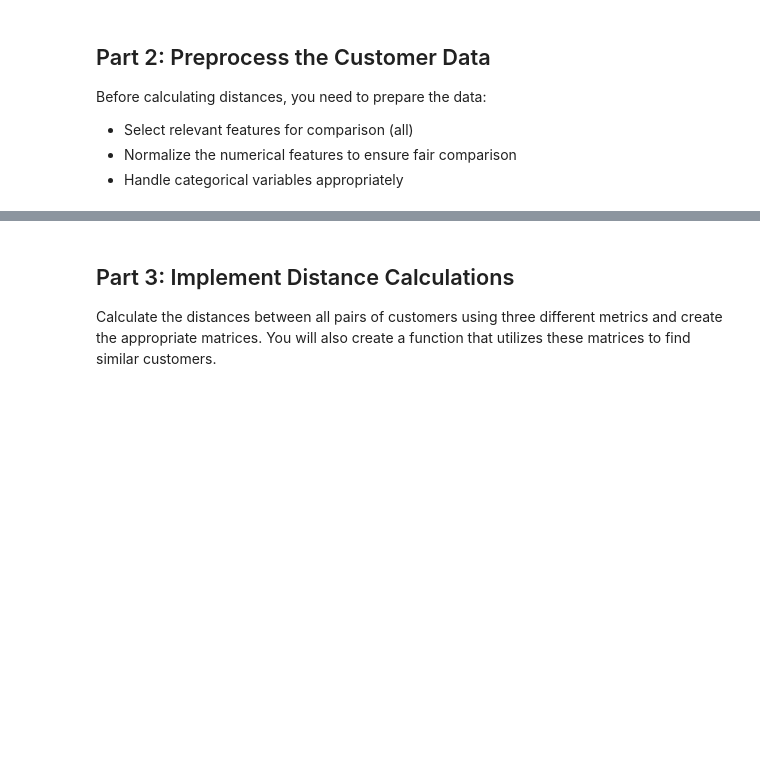
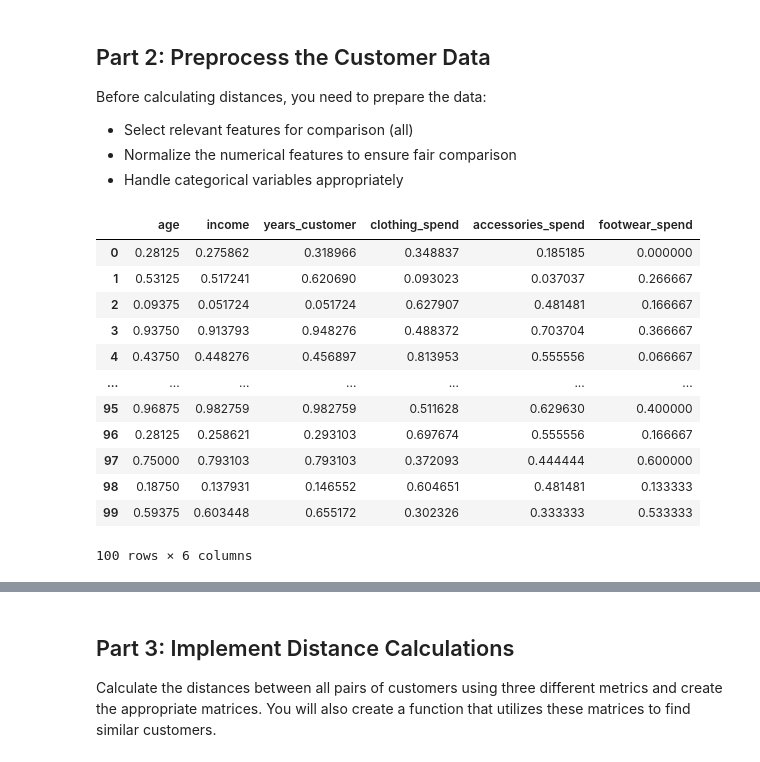
Before and after one commit to marhas109/ds08_all, a Jupyter notebook: mod1_distance_metrics_lab.ipynb, the cells around one changed output, grey strips where cells are left out. Cells and saved outputs as stored; diff of their text form; code cells hidden in the pictures; blank space fills up the shorter version.

```diff
--- a/mod1_distance_metrics_lab.ipynb
+++ b/mod1_distance_metrics_lab.ipynb
@@ -76,3 +76,26 @@ Before calculating distances, you need to prepare the data:
 - Select relevant features for comparison (all)
 - Normalize the numerical features to ensure fair comparison
 - Handle categorical variables appropriately
+# %%
+numerical_features = ['age', 'income', 'years_customer', 'clothing_spend',
+                     'accessories_spend', 'footwear_spend']
+
+scaler = MinMaxScaler()
+customers_df[numerical_features] = scaler.fit_transform(customers_df[numerical_features])
+df_normalized_numerical = customers_df[numerical_features]
+
+df_normalized_numerical
+# %% [output]
+|  | age | income | years_customer | clothing_spend | accessories_spend | footwear_spend |
+| 0 | 0.28125 | 0.275862 | 0.318966 | 0.348837 | 0.185185 | 0.000000 |
+| 1 | 0.53125 | 0.517241 | 0.620690 | 0.093023 | 0.037037 | 0.266667 |
+| 2 | 0.09375 | 0.051724 | 0.051724 | 0.627907 | 0.481481 | 0.166667 |
+| 3 | 0.93750 | 0.913793 | 0.948276 | 0.488372 | 0.703704 | 0.366667 |
+| 4 | 0.43750 | 0.448276 | 0.456897 | 0.813953 | 0.555556 | 0.066667 |
+| ... | ... | ... | ... | ... | ... | ... |
+| 95 | 0.96875 | 0.982759 | 0.982759 | 0.511628 | 0.629630 | 0.400000 |
+| 96 | 0.28125 | 0.258621 | 0.293103 | 0.697674 | 0.555556 | 0.166667 |
+| 97 | 0.75000 | 0.793103 | 0.793103 | 0.372093 | 0.444444 | 0.600000 |
+| 98 | 0.18750 | 0.137931 | 0.146552 | 0.604651 | 0.481481 | 0.133333 |
+| 99 | 0.59375 | 0.603448 | 0.655172 | 0.302326 | 0.333333 | 0.533333 |
+100 rows × 6 columns
```
Also changed, not shown: parts of 15 cells of this notebook.
